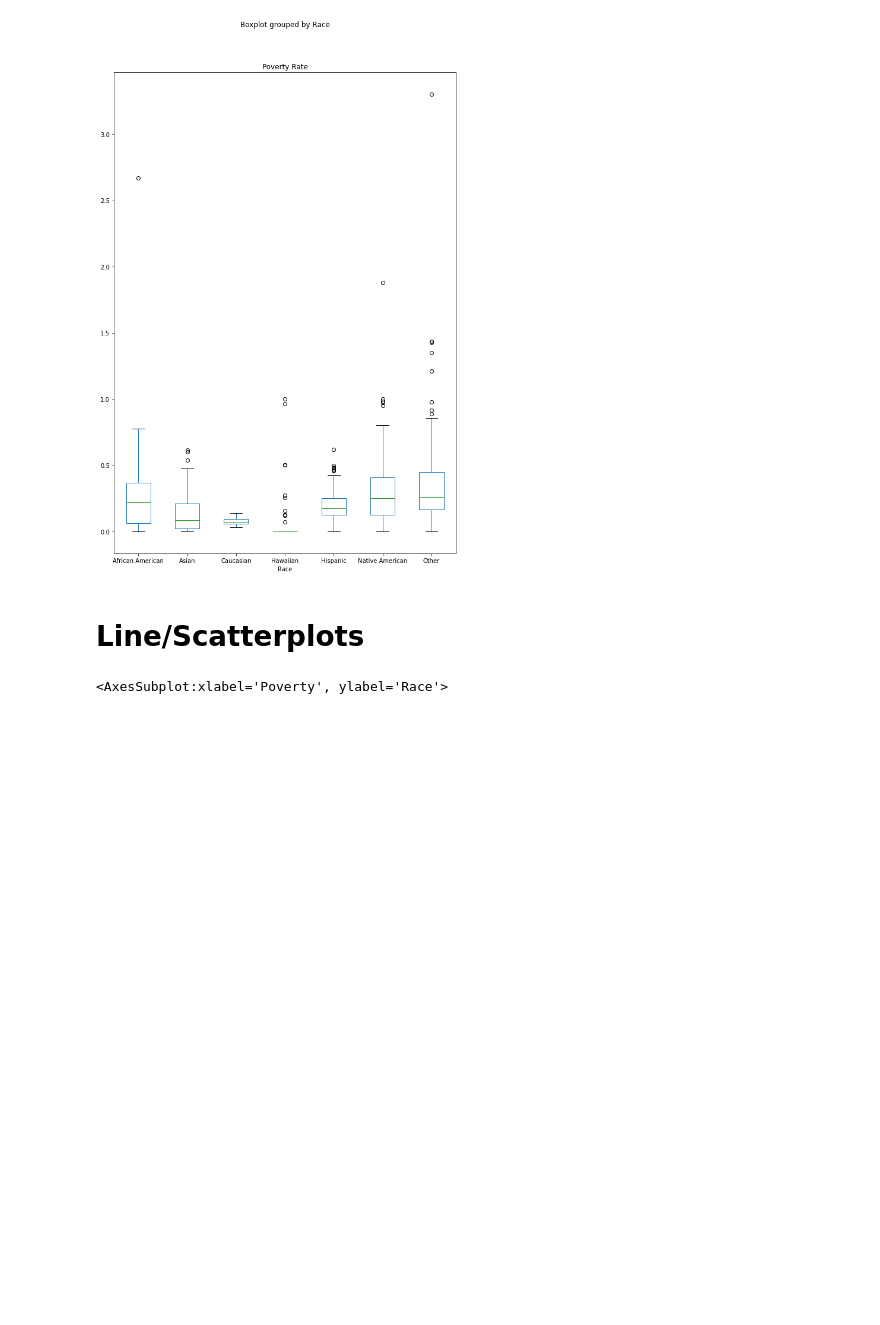
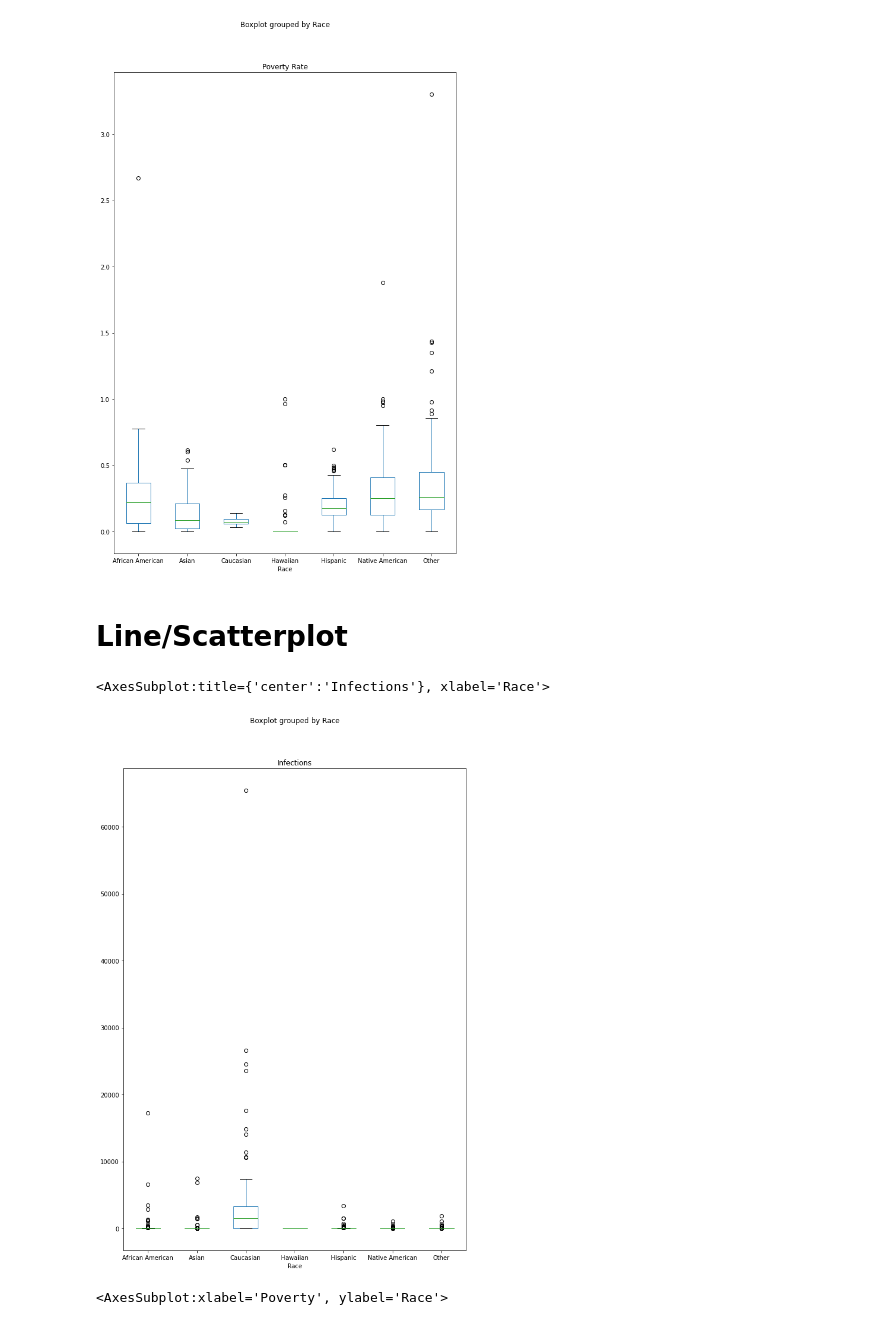
Before and after one commit to tlenzmeier58/Project_1, a Jupyter notebook: cdc_tom.ipynb, the cells around one changed output. Saved outputs shown, nothing was run; the diff lists cells and outputs as text; code cells hidden in the pictures; blank space fills up the shorter version.

Commit message:
Updated boxplot for infections Mai

```diff
--- a/cdc_tom.ipynb
+++ b/cdc_tom.ipynb
@@ -393,7 +393,13 @@ merged_df.boxplot(by='Race', column=['Poverty Rate'], grid=False,figsize=(10, 15
 <AxesSubplot:title={'center':'Poverty Rate'}, xlabel='Race'>
 [figure]
 # %% [markdown]
-# Line/Scatterplots
+# Line/Scatterplot
+# %%
+# Generate a bar plot showing the total population and race groups
+merged_df.boxplot(by='Race', column=['Infections'], grid=False,figsize=(10, 15))
+# %% [output]
+<AxesSubplot:title={'center':'Infections'}, xlabel='Race'>
+[figure, added]
 # %%
 merged_df.plot.scatter(x='Poverty',y='Race',s=10)
 #plt.figure(figsize=(100,50)
```
Also changed, not shown: parts of 2 cells of this notebook.
